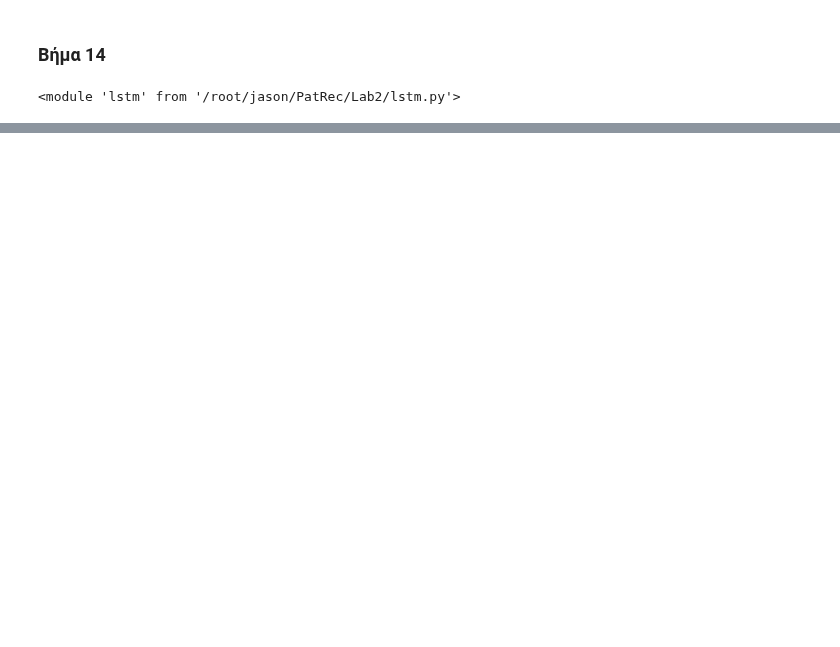
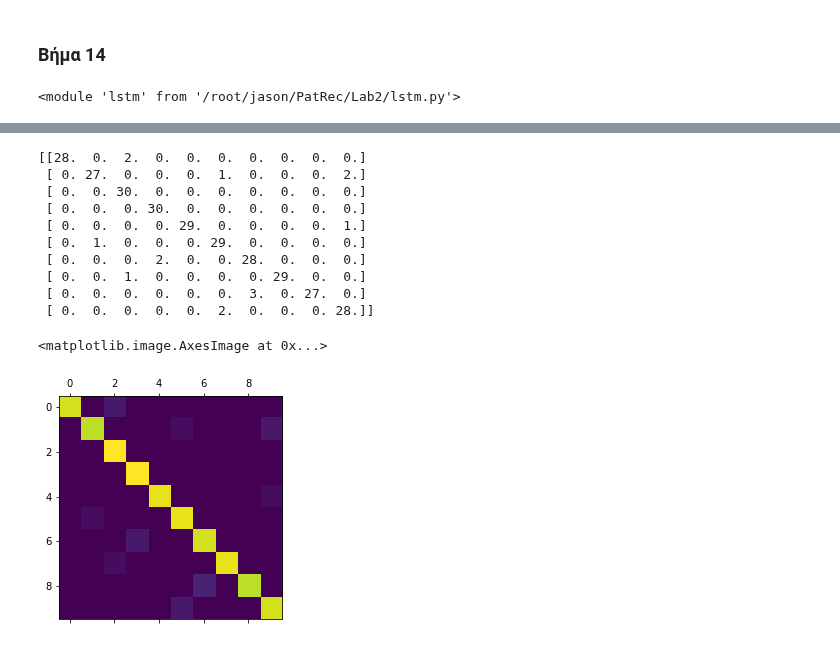
Before and after one commit to JasonChatzitheodorou/PatRec, a Jupyter notebook: Lab2/PatRec_Lab2.ipynb, the cells around one changed output, grey strips where cells are left out. Cells and saved outputs as stored; diff of their text form; code cells hidden in the pictures; blank space fills up the shorter version.

```diff
--- a/Lab2/PatRec_Lab2.ipynb
+++ b/Lab2/PatRec_Lab2.ipynb
@@ -759,0 +888,3 @@ plt.show()
+# %%
+best_model = torch.load('./model_early_stopping.pkl')
+best_model.eval()
@@ -759,0 +896,6 @@ plt.show()
+# %%
+test_loss, (y_test, y_test_pred) = eval_dataset(test_loader, best_model, nn.CrossEntropyLoss())
+print('Loss: %f' %test_loss)
+y_test_conc = np.concatenate( y_test, axis=0 )
+y_test_pred_conc = np.concatenate( y_test_pred, axis=0 )
+print('Accuracy: %f' %accuracy_score(y_test_conc, y_test_pred_conc))
@@ -759,0 +905,21 @@ plt.show()
+# %%
+best_cm = np.zeros((10, 10))
+for i in range(len(y_test_conc)):
+    best_cm[y_test_conc[i], y_test_pred_conc[i]] += 1
+
+print(best_cm)
+
+plt.matshow(best_cm)
+# %% [output]
+[[28.  0.  2.  0.  0.  0.  0.  0.  0.  0.]
+ [ 0. 27.  0.  0.  0.  1.  0.  0.  0.  2.]
+ [ 0.  0. 30.  0.  0.  0.  0.  0.  0.  0.]
+ [ 0.  0.  0. 30.  0.  0.  0.  0.  0.  0.]
+ [ 0.  0.  0.  0. 29.  0.  0.  0.  0.  1.]
+ [ 0.  1.  0.  0.  0. 29.  0.  0.  0.  0.]
+ [ 0.  0.  0.  2.  0.  0. 28.  0.  0.  0.]
+ [ 0.  0.  1.  0.  0.  0.  0. 29.  0.  0.]
+ [ 0.  0.  0.  0.  0.  0.  3.  0. 27.  0.]
+ [ 0.  0.  0.  0.  0.  2.  0.  0.  0. 28.]]
+<matplotlib.image.AxesImage at 0x...>
+[figure, added]
```
Also changed, not shown: parts of 27 cells of this notebook, 12 other files.
